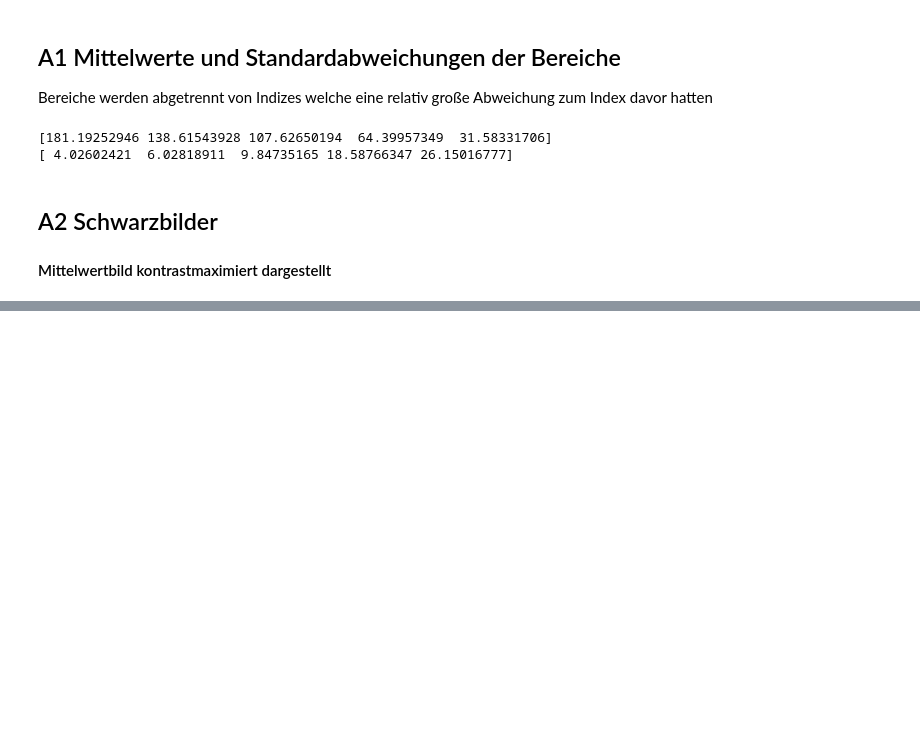
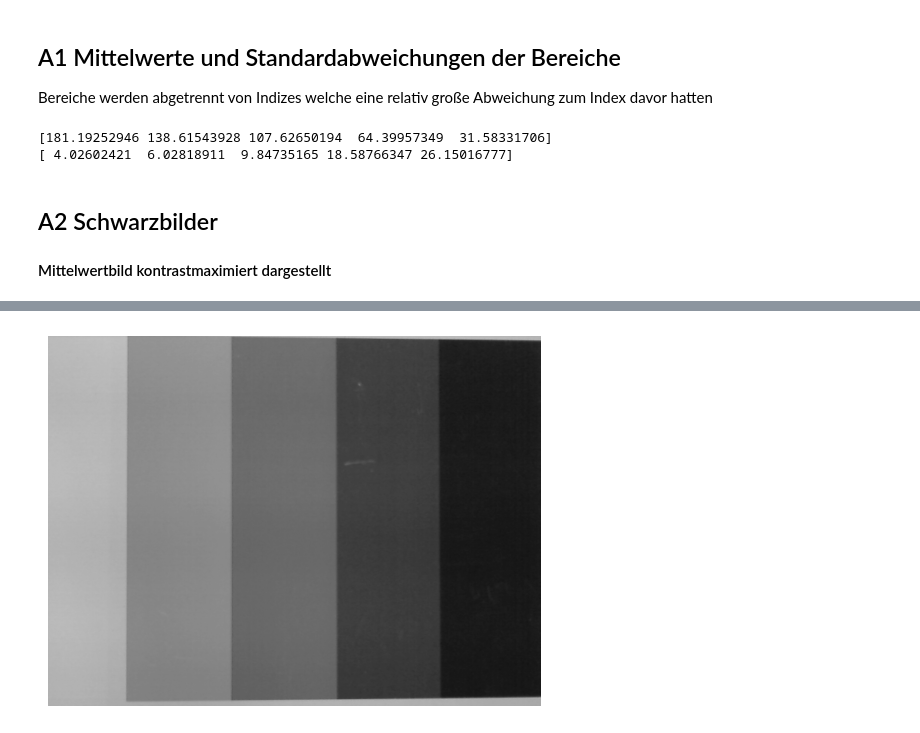
Before and after one commit to Atomarverseucht/AIN, a Jupyter notebook: 3/technische-grundlagen-der-kuenstlichen-intelligenz/versuch2/kamera.ipynb, the cells around one changed output, grey strips where cells are left out. Cells and saved outputs as stored; diff of their text form; code cells hidden in the pictures; blank space fills up the shorter version.

```diff
--- a/3/technische-grundlagen-der-kuenstlichen-intelligenz/versuch2/kamera.ipynb
+++ b/3/technische-grundlagen-der-kuenstlichen-intelligenz/versuch2/kamera.ipynb
@@ -80,0 +101,13 @@ plt.show()
+# %%
+def DarkSubtractPic(picArr):
+    black = cv2.cvtColor(cv2.imread(f"./mvpblack.png"), cv2.COLOR_BGR2GRAY)
+    out = picArr - black;
+    cv2.imwrite('./DarkSubtractPic.png', out)
+    return out
+#plt.imshow(grey, cmap='gray',vmax=255,vmin=0)
+plt.imshow(DarkSubtractPic(grey),vmax=255,vmin=0, cmap='gray')
+
+plt.axis('off')
+plt.show()
+# %% [output]
+[figure, added]
```
Also changed, not shown: parts of 7 cells of this notebook, 2 other files.
